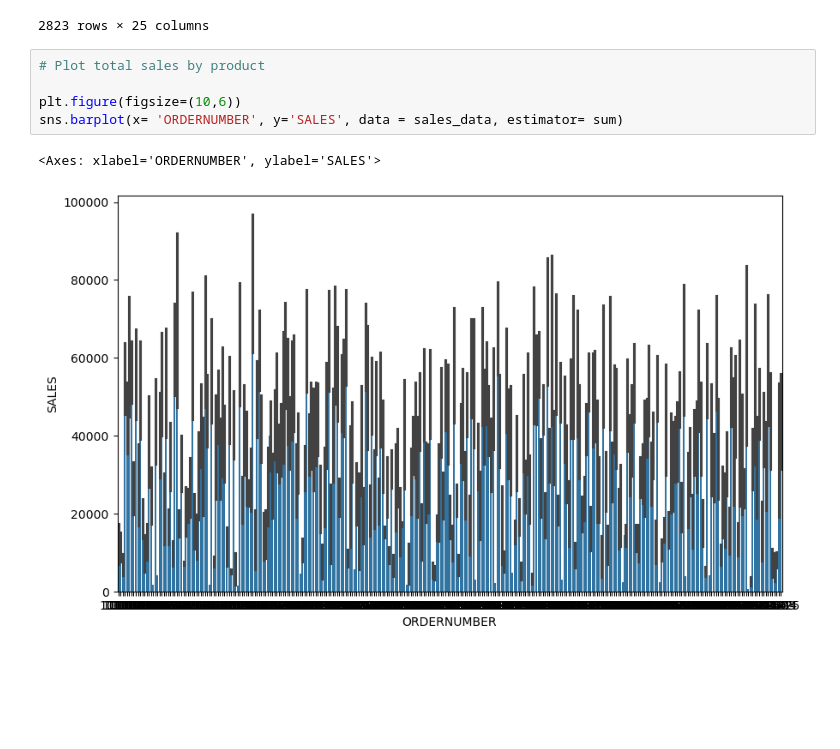
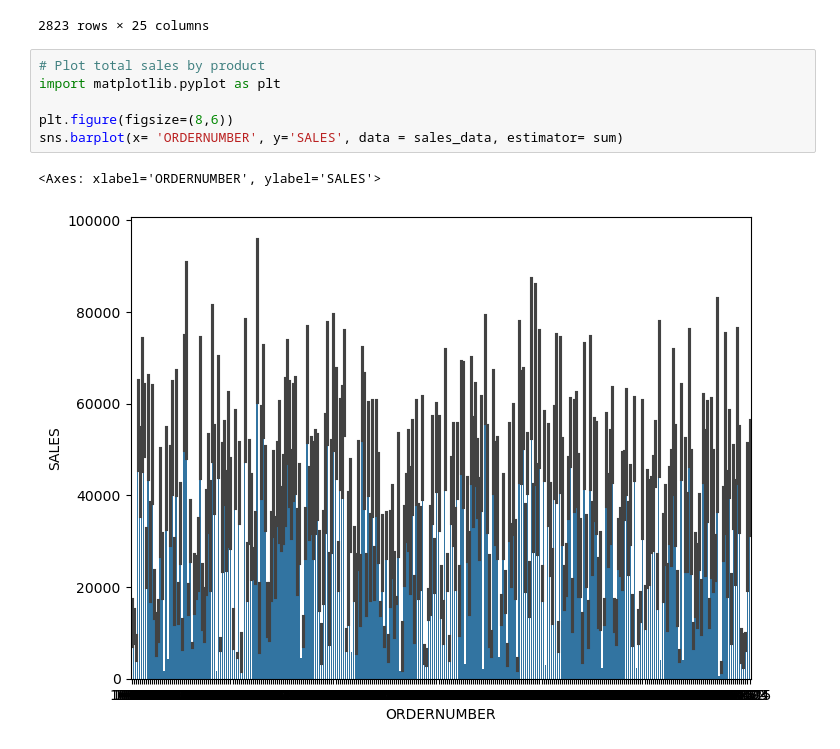
Before and after one commit to ankit-yadav9834/ML-playground-, a Jupyter notebook: Data Analysis with Python/seaborn.ipynb, the cells around one changed output. Drawn from its saved outputs; the diff is of its cells as text; blank space fills up the shorter version.

Commit message:
Modified Data Visualization

```diff
--- a/Data Analysis with Python/seaborn.ipynb
+++ b/Data Analysis with Python/seaborn.ipynb
@@ -155,12 +155,13 @@ sales_data
 2823 rows × 25 columns
 # %%
 # Plot total sales by product
+import matplotlib.pyplot as plt
 
-plt.figure(figsize=(10,6))
+plt.figure(figsize=(8,6))
 sns.barplot(x= 'ORDERNUMBER', y='SALES', data = sales_data, estimator= sum)
 # %% [output]
 <Axes: xlabel='ORDERNUMBER', ylabel='SALES'>
-[figure, old version]
+[figure, new version]
 # %%
 # Plot total sales by year
 
```
Also changed, not shown: parts of 1 cell of this notebook, 5 other files.
